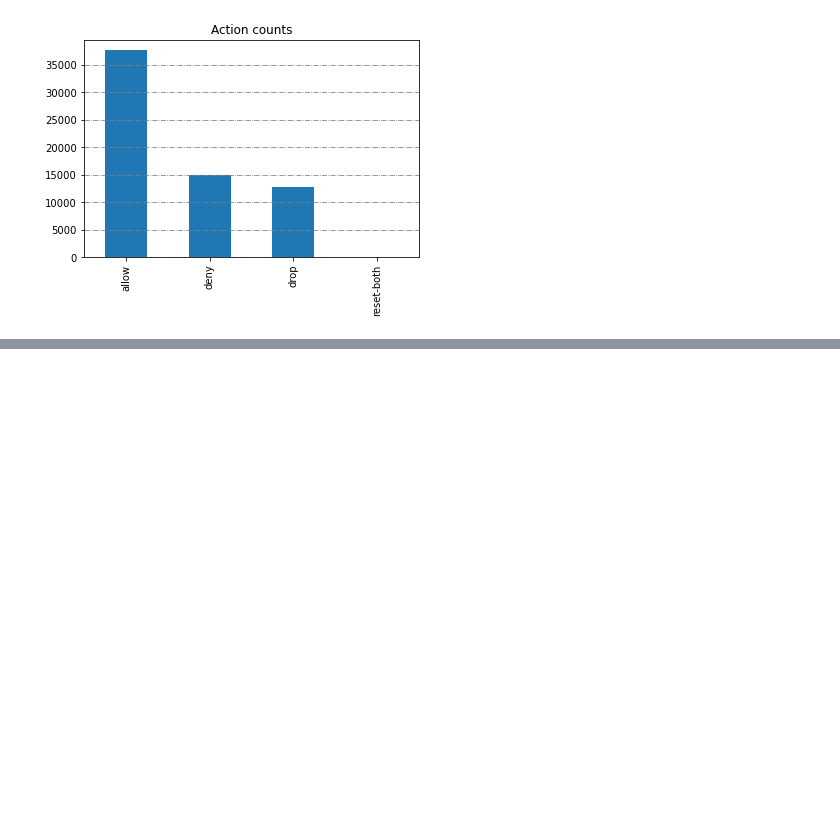
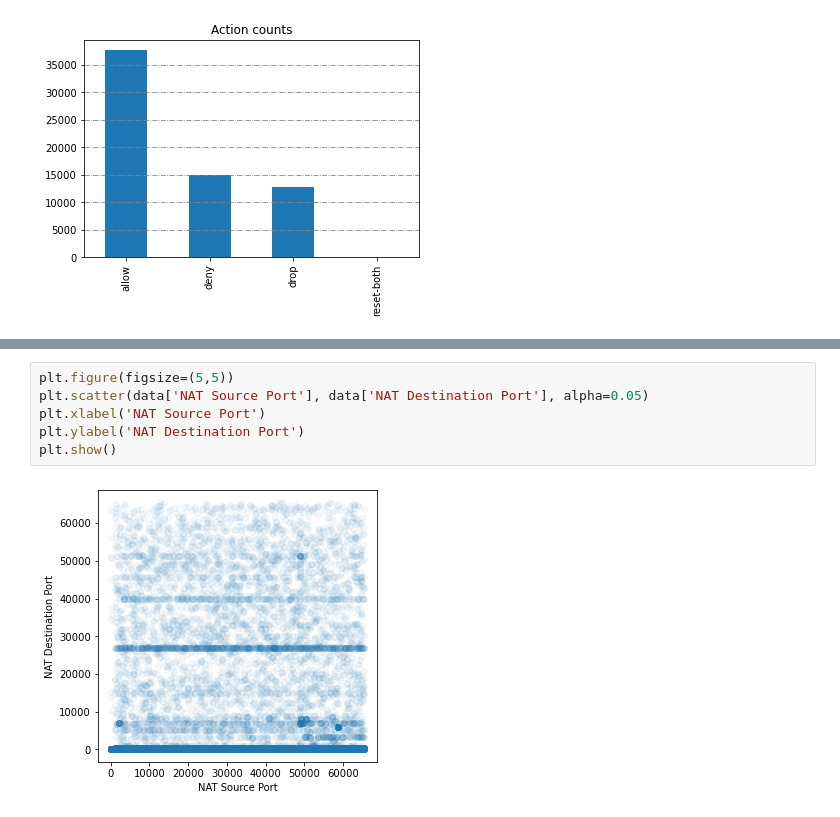
Before and after one commit to arunsagarp/datadrivenproject, a Jupyter notebook: project notebook.ipynb, the cells around one changed output, grey strips where cells are left out. Drawn from its saved outputs; the diff is of its cells as text; blank space fills up the shorter version.

```diff
--- a/project notebook.ipynb
+++ b/project notebook.ipynb
@@ -78,0 +111,8 @@ display(plt)
+# %%
+plt.figure(figsize=(5,5))
+plt.scatter(data['NAT Source Port'], data['NAT Destination Port'], alpha=0.05)
+plt.xlabel('NAT Source Port')
+plt.ylabel('NAT Destination Port')
+plt.show()
+# %% [output]
+[figure, added]
```
Also changed, not shown: parts of 10 cells of this notebook, 1 other file.
